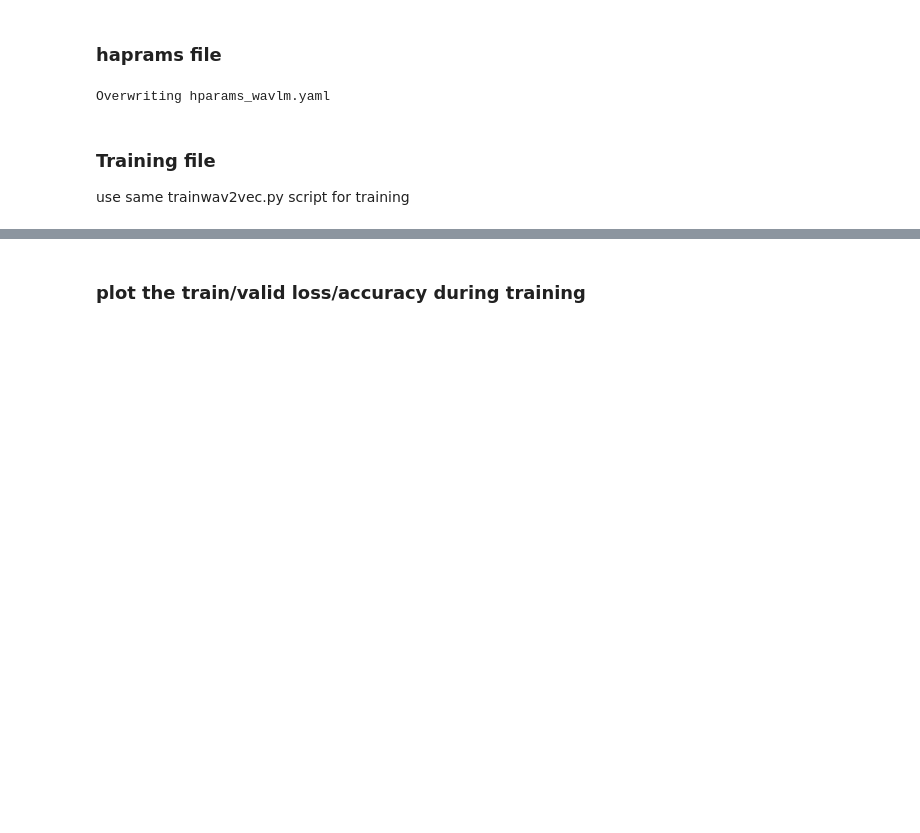
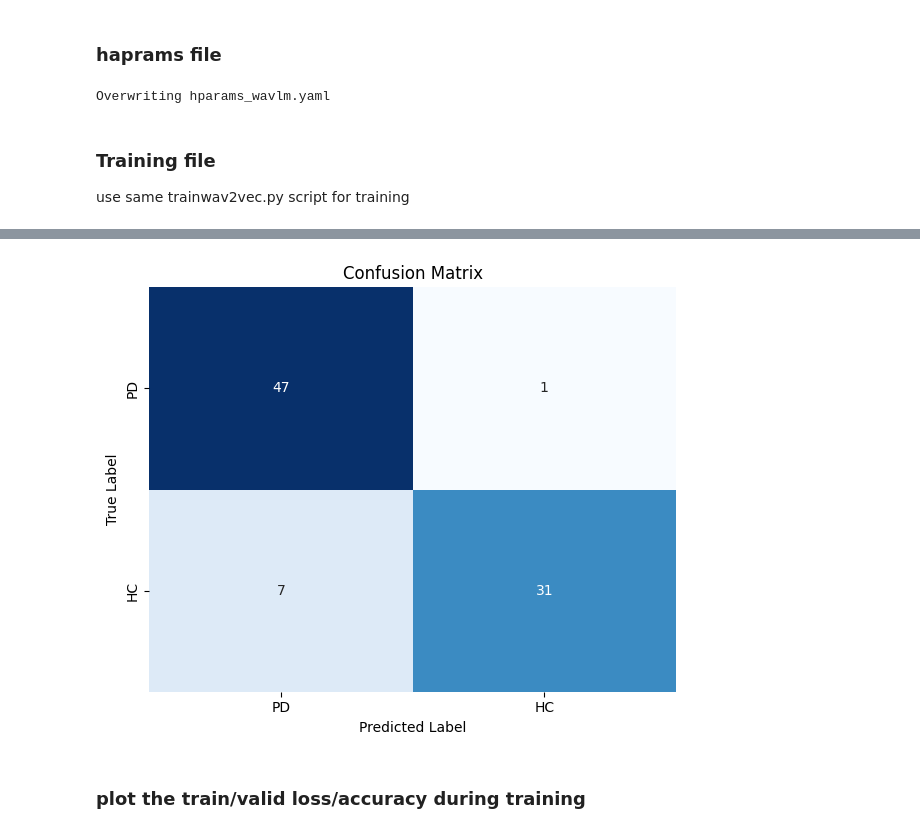
Before and after one commit to Maab-Nimir/Parkinson-Disease-Detection, a Jupyter notebook: ssl/wavlm.ipynb, the cells around one changed output, grey strips where cells are left out. Cells and saved outputs as stored; diff of their text form; code cells hidden in the pictures; blank space fills up the shorter version.

```diff
--- a/ssl/wavlm.ipynb
+++ b/ssl/wavlm.ipynb
@@ -168,9 +214,11 @@ torch.OutOfMemoryError: CUDA out of memory. Tried to allocate 16.32 GiB. GPU 0 h
 # %%
 
-conf_matrix = np.array([[48, 0],   # True PD
-                        [4, 34]])  # True HC
+conf_matrix = np.array([[47, 1],   # True PD
+                        [7, 31]])  # True HC
 
 plot_cm(conf_matrix)
+# %% [output]
+[figure, added]
 # %% [markdown]
 ### plot the train/valid loss/accuracy during training
 # %%
```
Also changed, not shown: parts of 17 cells of this notebook, 18 other files.
